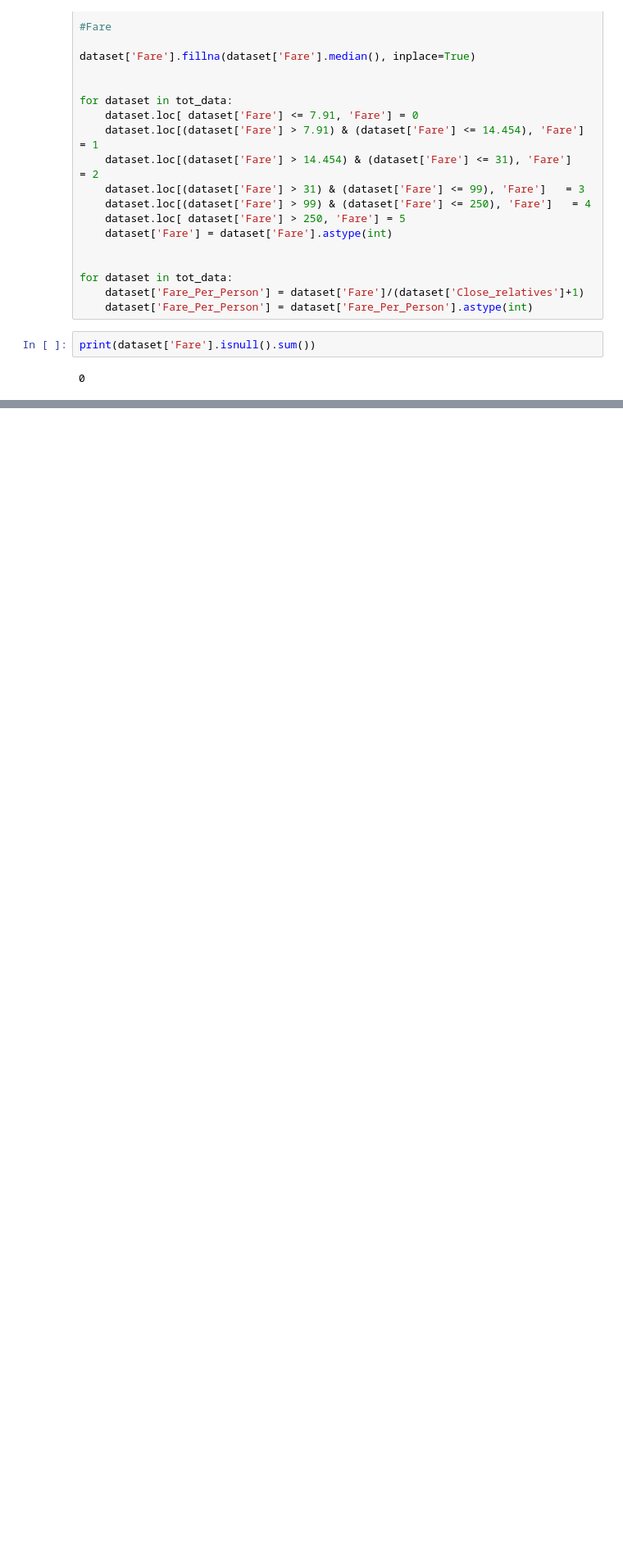
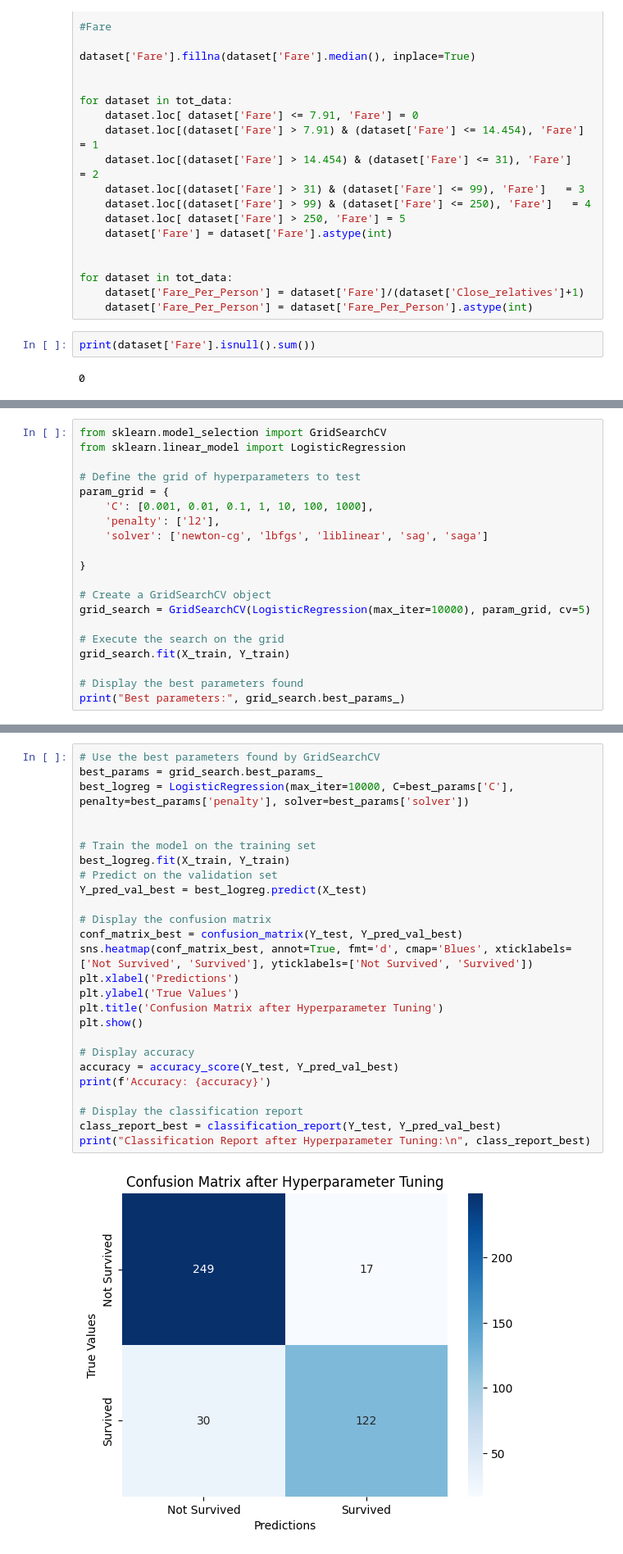
Before and after one commit to SpectreB/Data-Sci, a Jupyter notebook: Titanic.ipynb, the cells around one changed output, grey strips where cells are left out. Shown at 82% size. Saved outputs shown, nothing was run; the diff lists cells and outputs as text; blank space fills up the shorter version.

```diff
--- a/Titanic.ipynb
+++ b/Titanic.ipynb
@@ -301,0 +394,20 @@ X_train
+# %%
+from sklearn.model_selection import GridSearchCV
+from sklearn.linear_model import LogisticRegression
+
+# Define the grid of hyperparameters to test
+param_grid = {
+    'C': [0.001, 0.01, 0.1, 1, 10, 100, 1000],
+    'penalty': ['l2'],
+    'solver': ['newton-cg', 'lbfgs', 'liblinear', 'sag', 'saga']
+
+}
+
+# Create a GridSearchCV object
+grid_search = GridSearchCV(LogisticRegression(max_iter=10000), param_grid, cv=5)
+
+# Execute the search on the grid
+grid_search.fit(X_train, Y_train)
+
+# Display the best parameters found
+print("Best parameters:", grid_search.best_params_)
@@ -301,0 +416,28 @@ X_train
+# %%
+# Use the best parameters found by GridSearchCV
+best_params = grid_search.best_params_
+best_logreg = LogisticRegression(max_iter=10000, C=best_params['C'], penalty=best_params['penalty'], solver=best_params['solver'])
+
+
+# Train the model on the training set
+best_logreg.fit(X_train, Y_train)
+# Predict on the validation set
+Y_pred_val_best = best_logreg.predict(X_test)
+
+# Display the confusion matrix
+conf_matrix_best = confusion_matrix(Y_test, Y_pred_val_best)
+sns.heatmap(conf_matrix_best, annot=True, fmt='d', cmap='Blues', xticklabels=['Not Survived', 'Survived'], yticklabels=['Not Survived', 'Survived'])
+plt.xlabel('Predictions')
+plt.ylabel('True Values')
+plt.title('Confusion Matrix after Hyperparameter Tuning')
+plt.show()
+
+# Display accuracy
+accuracy = accuracy_score(Y_test, Y_pred_val_best)
+print(f'Accuracy: {accuracy}')
+
+# Display the classification report
+class_report_best = classification_report(Y_test, Y_pred_val_best)
+print("Classification Report after Hyperparameter Tuning:\n", class_report_best)
+# %% [output]
+[figure, added]
```
Also changed, not shown: parts of 22 cells of this notebook.
